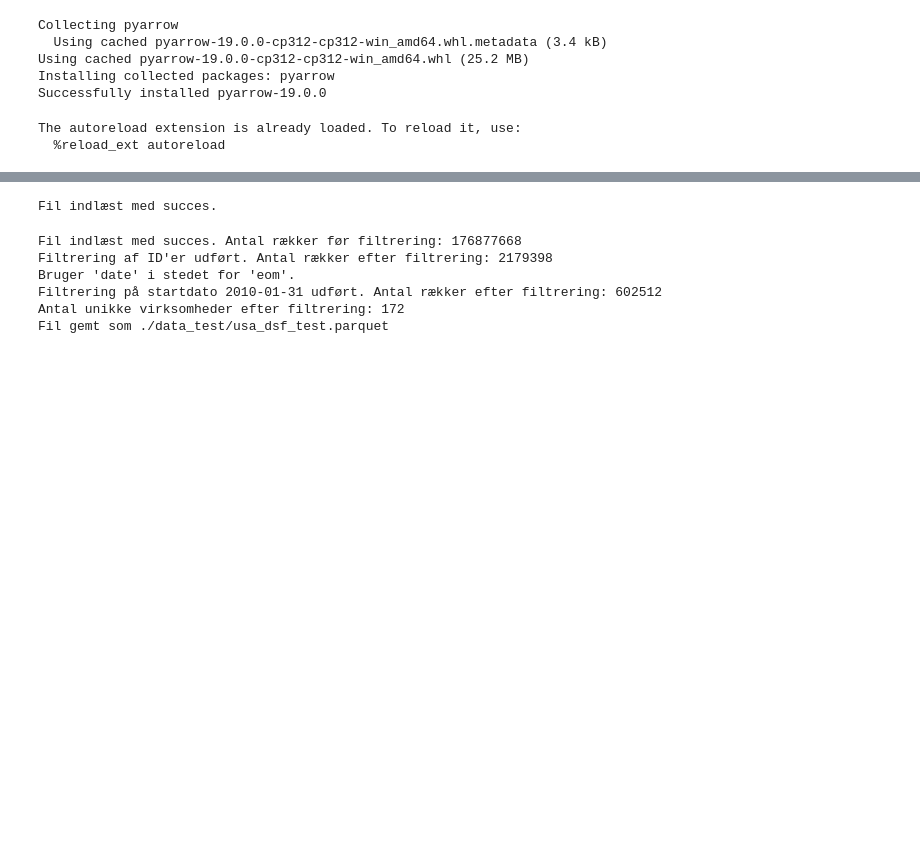
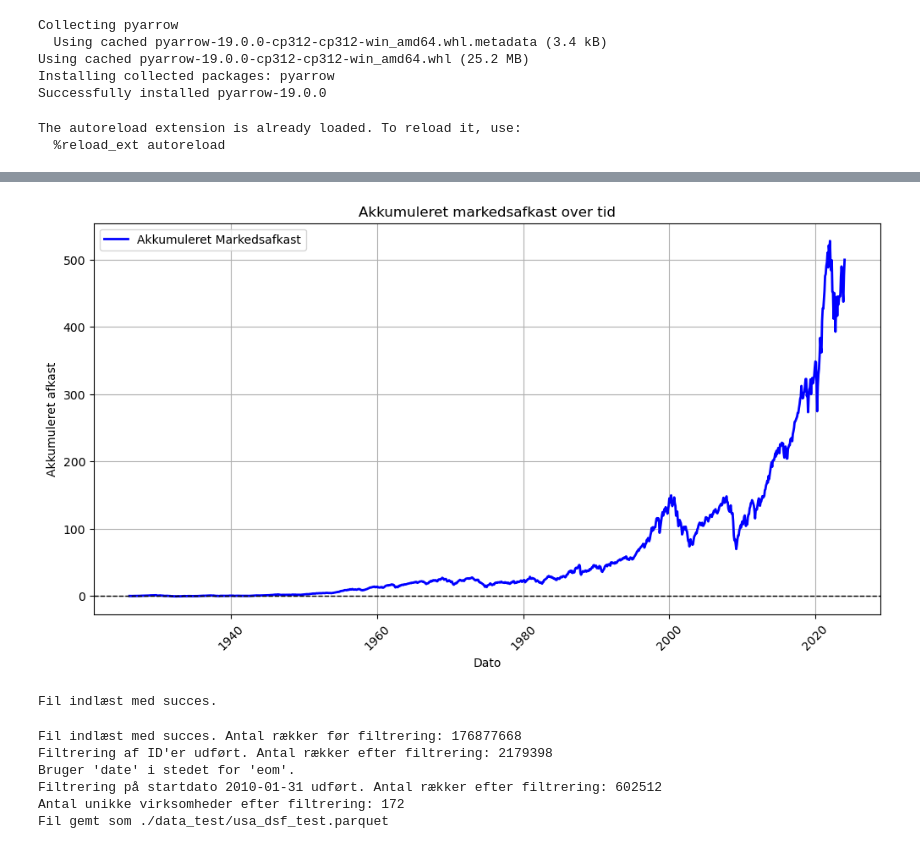
Before and after one commit to Hedegaard9/Master, a Jupyter notebook: data_analysis.ipynb, the cells around one changed output, grey strips where cells are left out. Saved outputs shown, nothing was run; the diff lists cells and outputs as text; code cells hidden in the pictures; blank space fills up the shorter version.

```diff
--- a/data_analysis.ipynb
+++ b/data_analysis.ipynb
@@ -32,3 +139,29 @@ The autoreload extension is already loaded. To reload it, use:
+# %%
+# Konverter eom til datetime-format
+market_returns['eom'] = pd.to_datetime(market_returns['eom'])
+
+# Beregn akkumuleret afkast
+market_returns['cumulative_return'] = (1 + market_returns['mkt_vw_exc']).cumprod() - 1
+
+# Plot akkumuleret afkast
+plt.figure(figsize=(12, 6))
+plt.plot(market_returns['eom'], market_returns['cumulative_return'], color='blue', linewidth=2, label="Akkumuleret Markedsafkast")
+
+# Tilføj en horisontal linje ved 0 for reference
+plt.axhline(0, color='black', linewidth=1, linestyle='--')
+
+# Formatering af plot
+plt.xlabel("Dato")
+plt.ylabel("Akkumuleret afkast")
+plt.title("Akkumuleret markedsafkast over tid")
+plt.grid(True)
+plt.legend()
+plt.xticks(rotation=45)  # Bedre læsbarhed af datoer
+
+# Vis plot
+plt.show()
+# %% [output]
+[figure, added]
 # %%
 df = pd.read_parquet(file_path_usa_dsf, engine='pyarrow')
 print("Fil indlæst med succes.")
```
Also changed, not shown: parts of 7 cells of this notebook, 2 other files.
